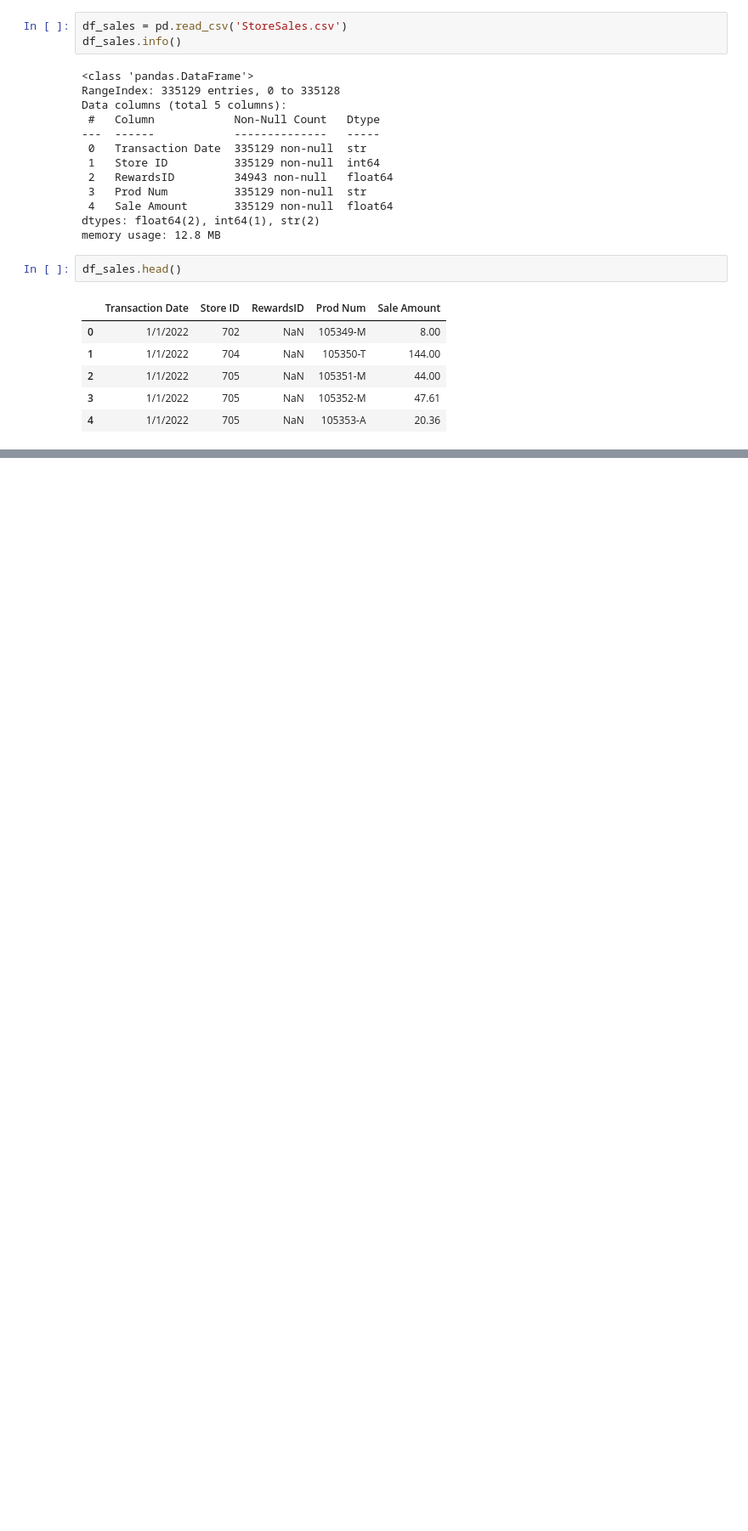
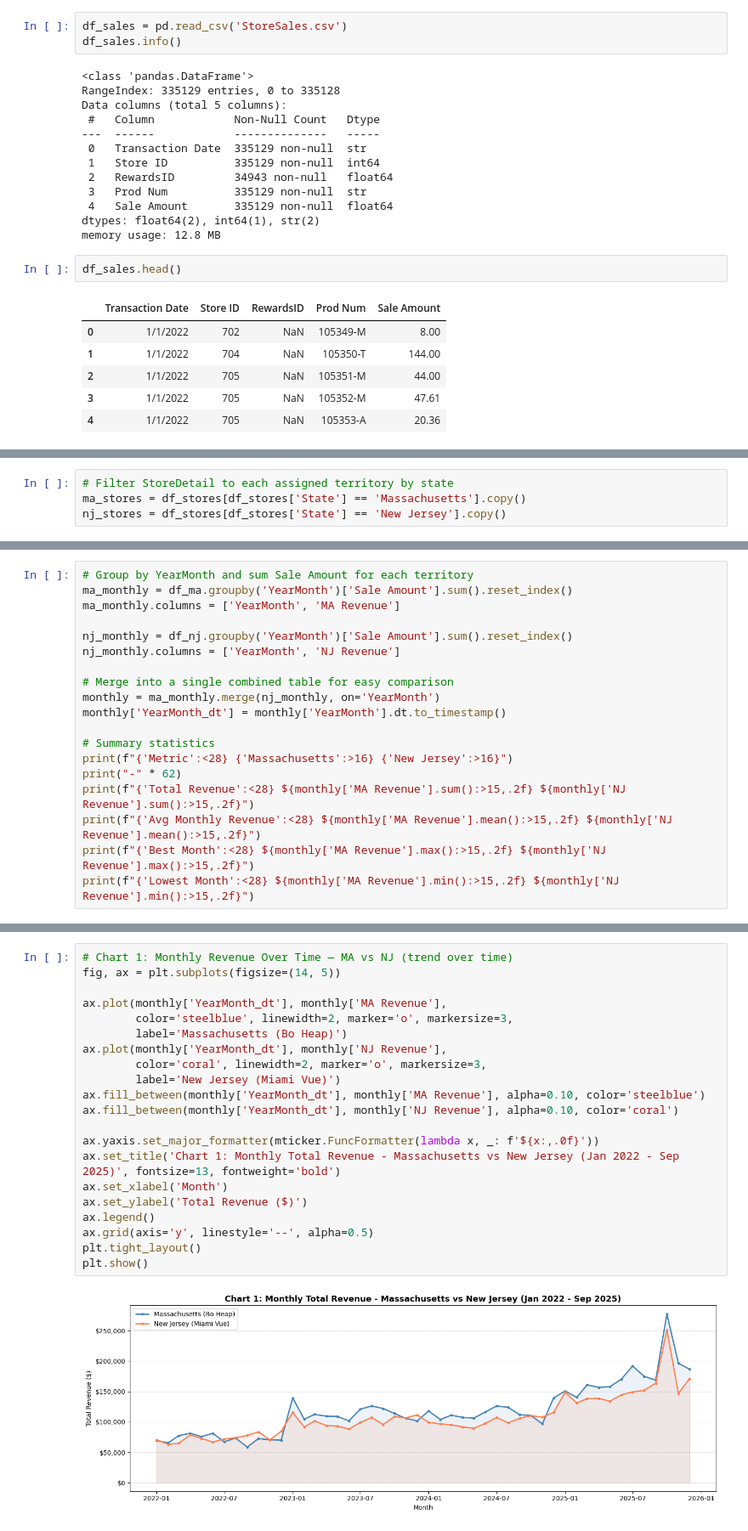
Before and after one commit to Samiaomer/Capstone_2, a Jupyter notebook: omer_sales_analysis.ipynb, the cells around one changed output, grey strips where cells are left out. Shown at 85% size. Cells and saved outputs as stored; diff of their text form; blank space fills up the shorter version.

Commit message:
Modified Sales Analysis

```diff
--- a/omer_sales_analysis.ipynb
+++ b/omer_sales_analysis.ipynb
@@ -171,0 +209,4 @@ df_sales.head()
+# %%
+# Filter StoreDetail to each assigned territory by state
+ma_stores = df_stores[df_stores['State'] == 'Massachusetts'].copy()
+nj_stores = df_stores[df_stores['State'] == 'New Jersey'].copy()
@@ -171,0 +284,19 @@ df_sales.head()
+# %%
+# Group by YearMonth and sum Sale Amount for each territory
+ma_monthly = df_ma.groupby('YearMonth')['Sale Amount'].sum().reset_index()
+ma_monthly.columns = ['YearMonth', 'MA Revenue']
+
+nj_monthly = df_nj.groupby('YearMonth')['Sale Amount'].sum().reset_index()
+nj_monthly.columns = ['YearMonth', 'NJ Revenue']
+
+# Merge into a single combined table for easy comparison
+monthly = ma_monthly.merge(nj_monthly, on='YearMonth')
+monthly['YearMonth_dt'] = monthly['YearMonth'].dt.to_timestamp()
+
+# Summary statistics
+print(f"{'Metric':<28} {'Massachusetts':>16} {'New Jersey':>16}")
+print("-" * 62)
+print(f"{'Total Revenue':<28} ${monthly['MA Revenue'].sum():>15,.2f} ${monthly['NJ Revenue'].sum():>15,.2f}")
+print(f"{'Avg Monthly Revenue':<28} ${monthly['MA Revenue'].mean():>15,.2f} ${monthly['NJ Revenue'].mean():>15,.2f}")
+print(f"{'Best Month':<28} ${monthly['MA Revenue'].max():>15,.2f} ${monthly['NJ Revenue'].max():>15,.2f}")
+print(f"{'Lowest Month':<28} ${monthly['MA Revenue'].min():>15,.2f} ${monthly['NJ Revenue'].min():>15,.2f}")
@@ -171,0 +310,23 @@ df_sales.head()
+# %%
+# Chart 1: Monthly Revenue Over Time — MA vs NJ (trend over time)
+fig, ax = plt.subplots(figsize=(14, 5))
+
+ax.plot(monthly['YearMonth_dt'], monthly['MA Revenue'],
+        color='steelblue', linewidth=2, marker='o', markersize=3,
+        label='Massachusetts (Bo Heap)')
+ax.plot(monthly['YearMonth_dt'], monthly['NJ Revenue'],
+        color='coral', linewidth=2, marker='o', markersize=3,
+        label='New Jersey (Miami Vue)')
+ax.fill_between(monthly['YearMonth_dt'], monthly['MA Revenue'], alpha=0.10, color='steelblue')
+ax.fill_between(monthly['YearMonth_dt'], monthly['NJ Revenue'], alpha=0.10, color='coral')
+
+ax.yaxis.set_major_formatter(mticker.FuncFormatter(lambda x, _: f'${x:,.0f}'))
+ax.set_title('Chart 1: Monthly Total Revenue - Massachusetts vs New Jersey (Jan 2022 - Sep 2025)', fontsize=13, fontweight='bold')
+ax.set_xlabel('Month')
+ax.set_ylabel('Total Revenue ($)')
+ax.legend()
+ax.grid(axis='y', linestyle='--', alpha=0.5)
+plt.tight_layout()
+plt.show()
+# %% [output]
+[figure, added]
```
Also changed, not shown: parts of 42 cells of this notebook.
